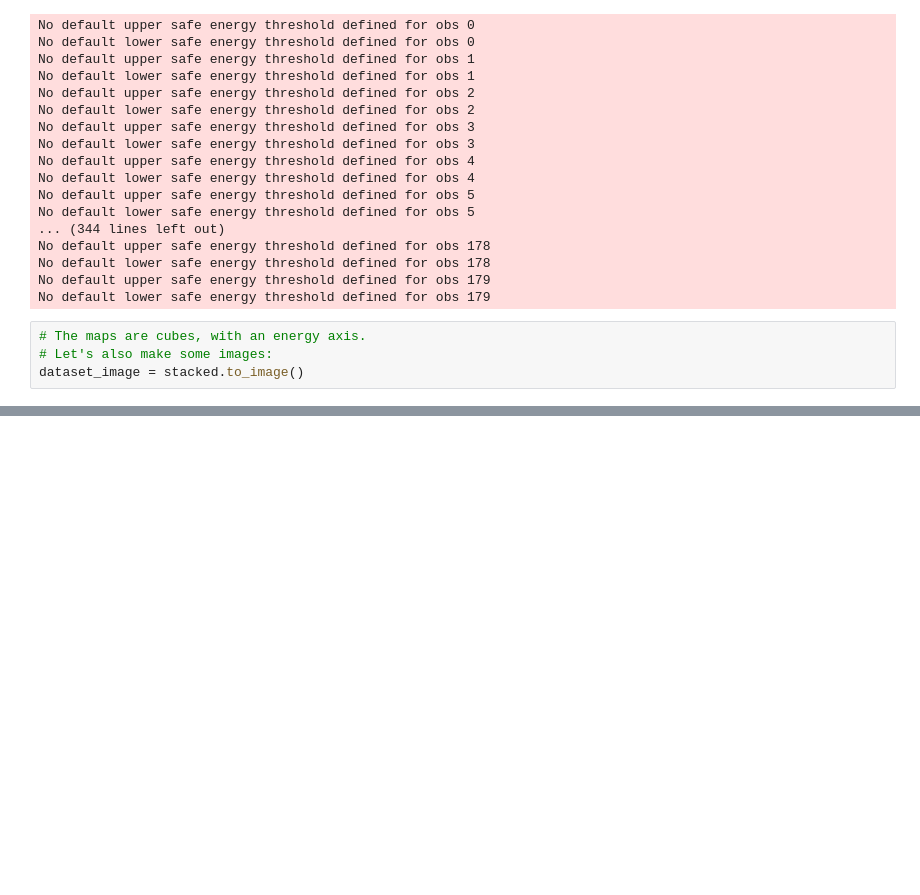
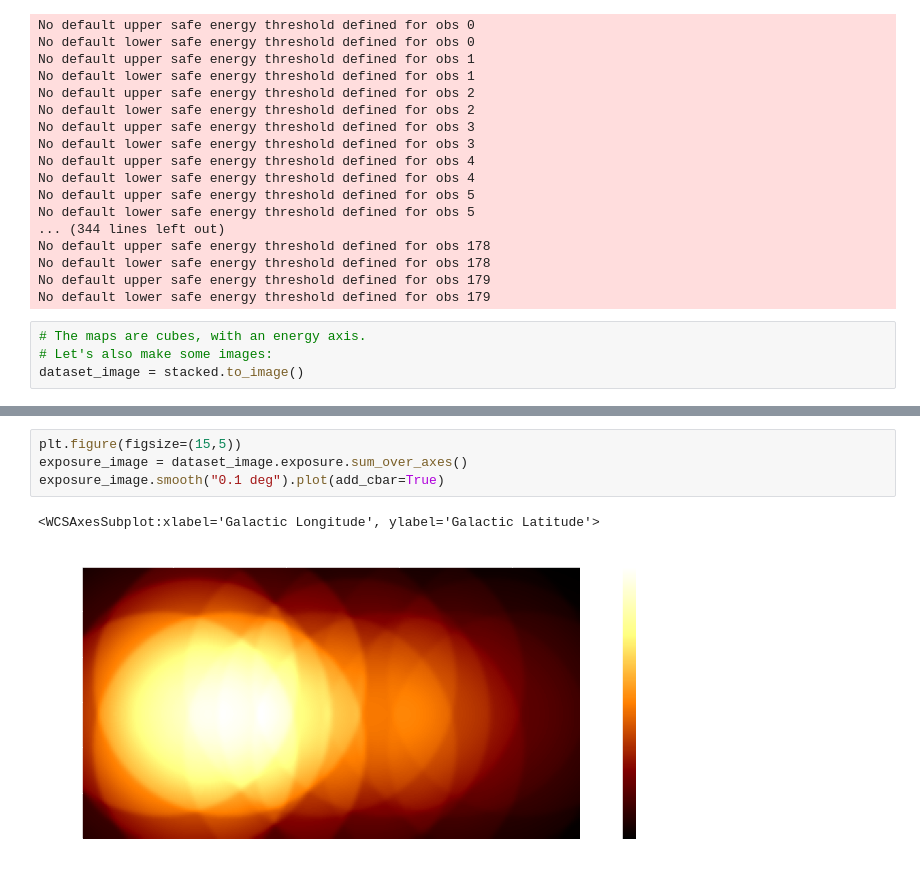
Before and after one commit to Tutanto/GammaCygni, a Jupyter notebook: create_new_datastore.ipynb, the cells around one changed output, grey strips where cells are left out. Cells and saved outputs as stored; diff of their text form; blank space fills up the shorter version.

Commit message:
created count/exposure map

```diff
--- a/create_new_datastore.ipynb
+++ b/create_new_datastore.ipynb
@@ -147,0 +170,7 @@ plt.show()
+# %%
+plt.figure(figsize=(15,5))
+exposure_image = dataset_image.exposure.sum_over_axes()
+exposure_image.smooth("0.1 deg").plot(add_cbar=True)
+# %% [output]
+<WCSAxesSubplot:xlabel='Galactic Longitude', ylabel='Galactic Latitude'>
+[figure, added]
```
Also changed, not shown: parts of 4 cells of this notebook, 2 other files.
